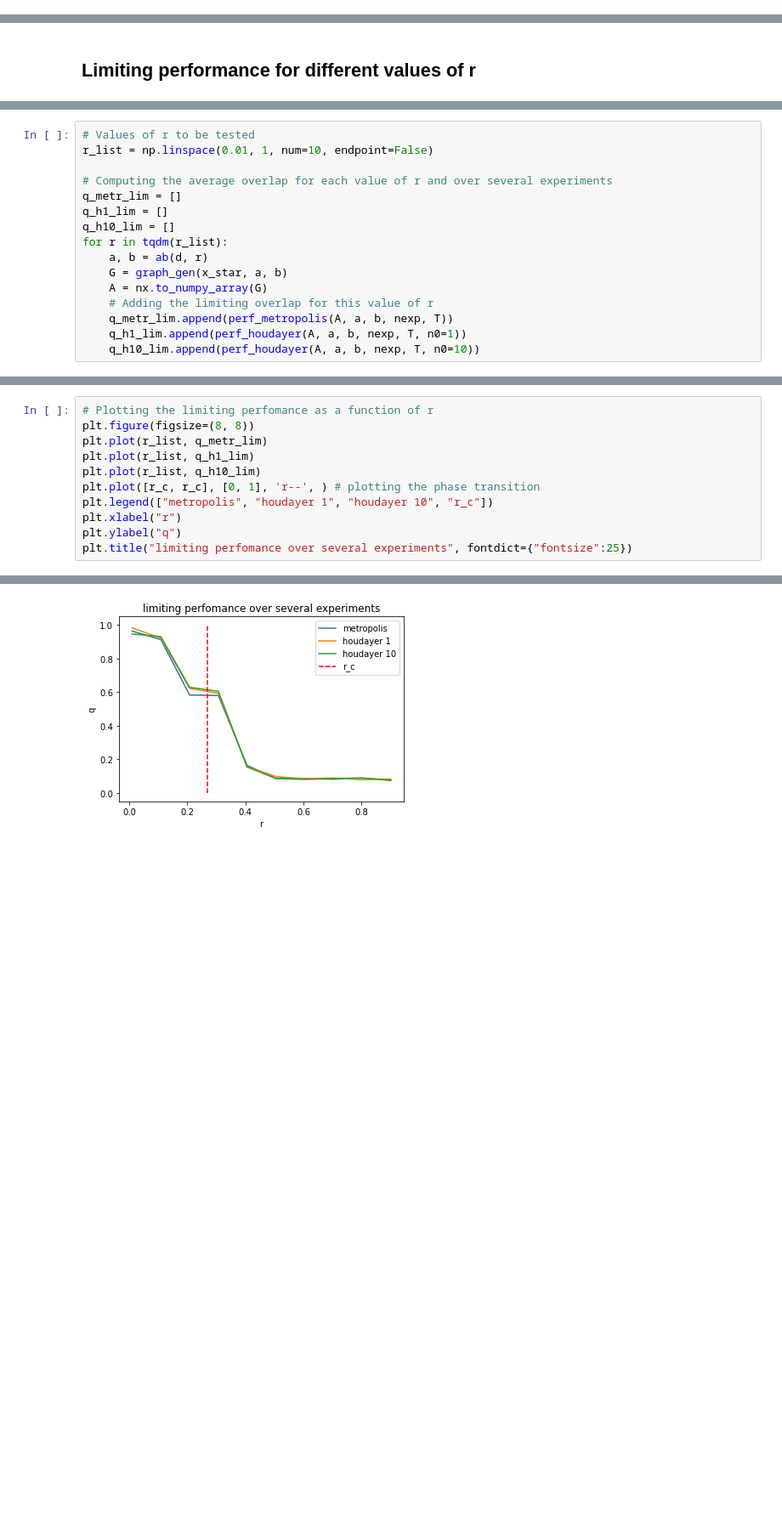
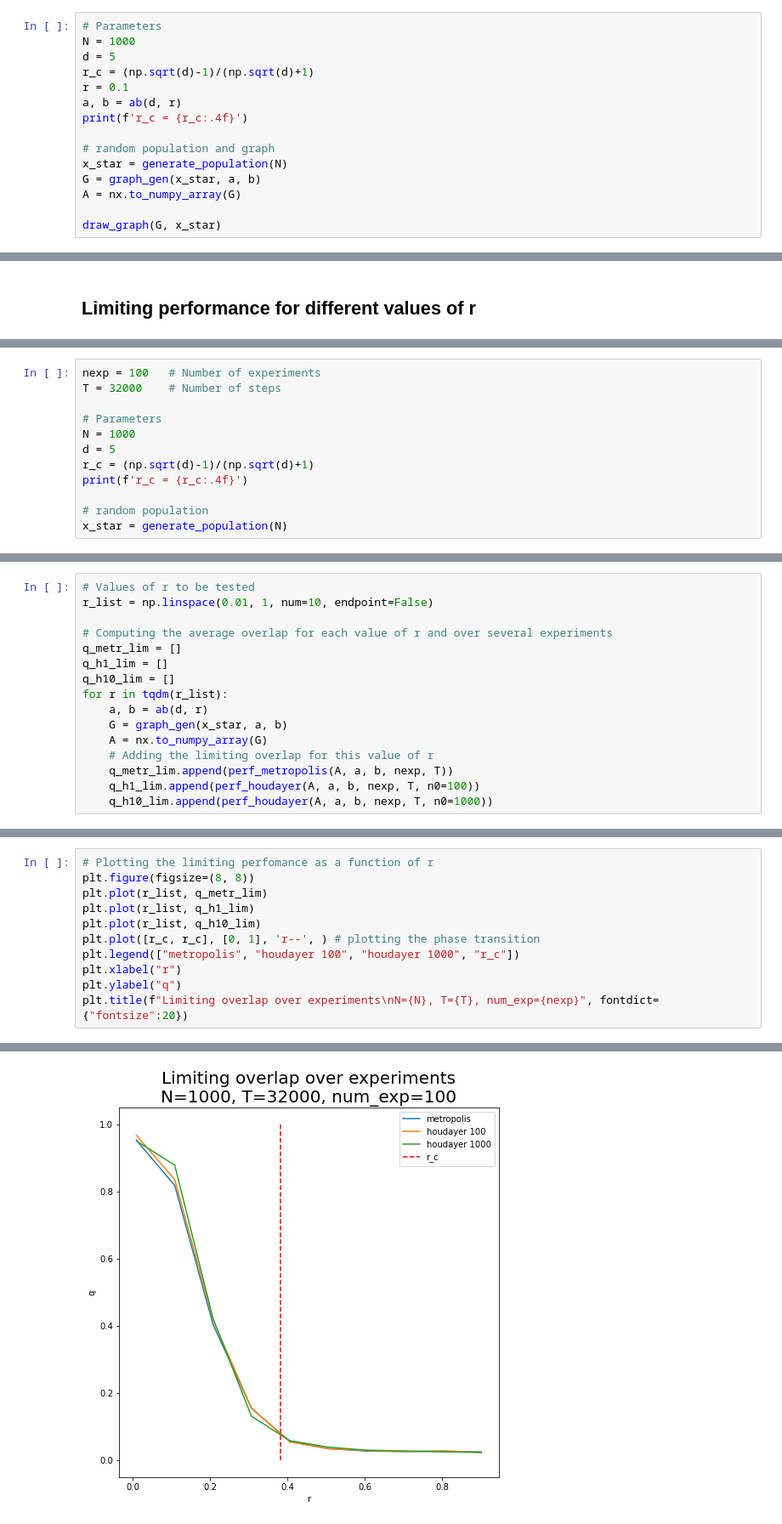
Before and after one commit to galannp/Markov, a Jupyter notebook: notebook/testing_david.ipynb, the cells around one changed output, grey strips where cells are left out. Shown at 85% size. Saved outputs shown, nothing was run; the diff lists cells and outputs as text; blank space fills up the shorter version.

```diff
--- a/notebook/testing_david.ipynb
+++ b/notebook/testing_david.ipynb
@@ -190,0 +193,15 @@ def conv_time_houdayer(A, a, b, num_exp, n0):
+# %%
+# Parameters
+N = 1000
+d = 5
+r_c = (np.sqrt(d)-1)/(np.sqrt(d)+1)
+r = 0.1
+a, b = ab(d, r)
+print(f'r_c = {r_c:.4f}')
+
+# random population and graph
+x_star = generate_population(N)
+G = graph_gen(x_star, a, b)
+A = nx.to_numpy_array(G)
+
+draw_graph(G, x_star)
@@ -244,0 +258,12 @@ def perf_houdayer(A, a, b, num_exp, T, n0):
+# %%
+nexp = 100   # Number of experiments
+T = 32000    # Number of steps
+
+# Parameters
+N = 1000
+d = 5
+r_c = (np.sqrt(d)-1)/(np.sqrt(d)+1)
+print(f'r_c = {r_c:.4f}')
+
+# random population
+x_star = generate_population(N)
@@ -256,5 +283,5 @@ for r in tqdm(r_list):
     A = nx.to_numpy_array(G)
     # Adding the limiting overlap for this value of r
     q_metr_lim.append(perf_metropolis(A, a, b, nexp, T))
-    q_h1_lim.append(perf_houdayer(A, a, b, nexp, T, n0=1))
-    q_h10_lim.append(perf_houdayer(A, a, b, nexp, T, n0=10))
+    q_h1_lim.append(perf_houdayer(A, a, b, nexp, T, n0=100))
+    q_h10_lim.append(perf_houdayer(A, a, b, nexp, T, n0=1000))
@@ -268,8 +292,8 @@ plt.plot(r_list, q_metr_lim)
 plt.plot(r_list, q_h1_lim)
 plt.plot(r_list, q_h10_lim)
 plt.plot([r_c, r_c], [0, 1], 'r--', ) # plotting the phase transition
-plt.legend(["metropolis", "houdayer 1", "houdayer 10", "r_c"])
+plt.legend(["metropolis", "houdayer 100", "houdayer 1000", "r_c"])
 plt.xlabel("r")
 plt.ylabel("q")
-plt.title("limiting perfomance over several experiments", fontdict={"fontsize":25})
+plt.title(f"Limiting overlap over experiments\nN={N}, T={T}, num_exp={nexp}", fontdict={"fontsize":20})
 # %% [output]
@@ -277 +301 @@ Text(0.5, 1.0, 'limiting perfomance over several experiments')
-[figure, old version]
+[figure, new version]
```
Also changed, not shown: parts of 12 cells of this notebook.
